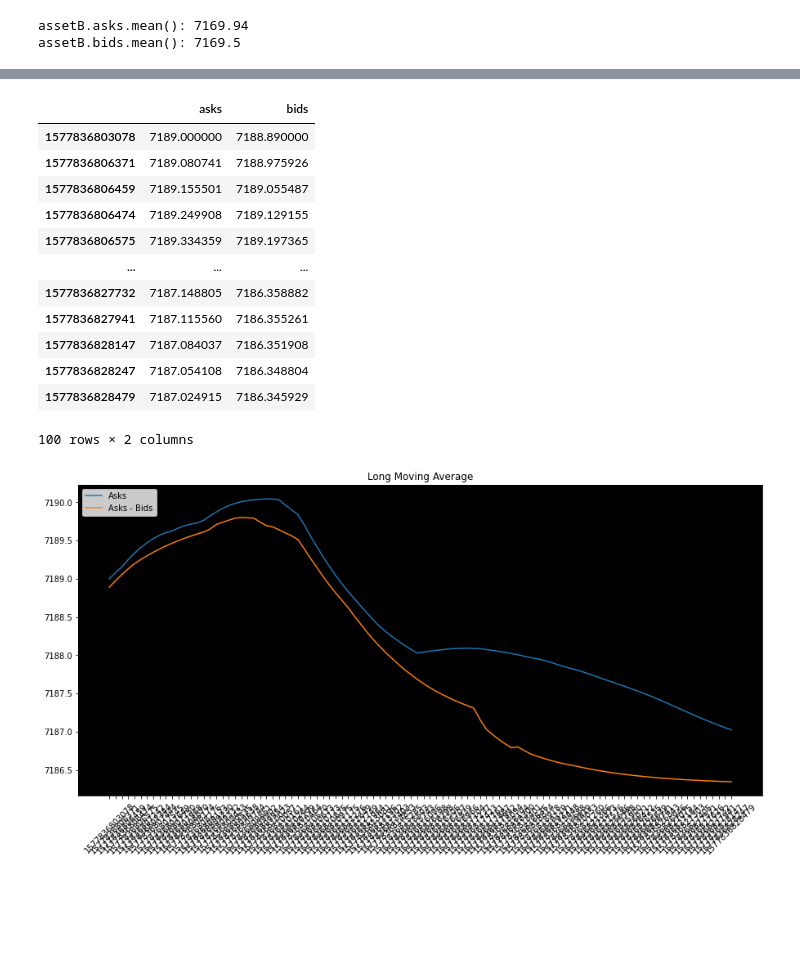
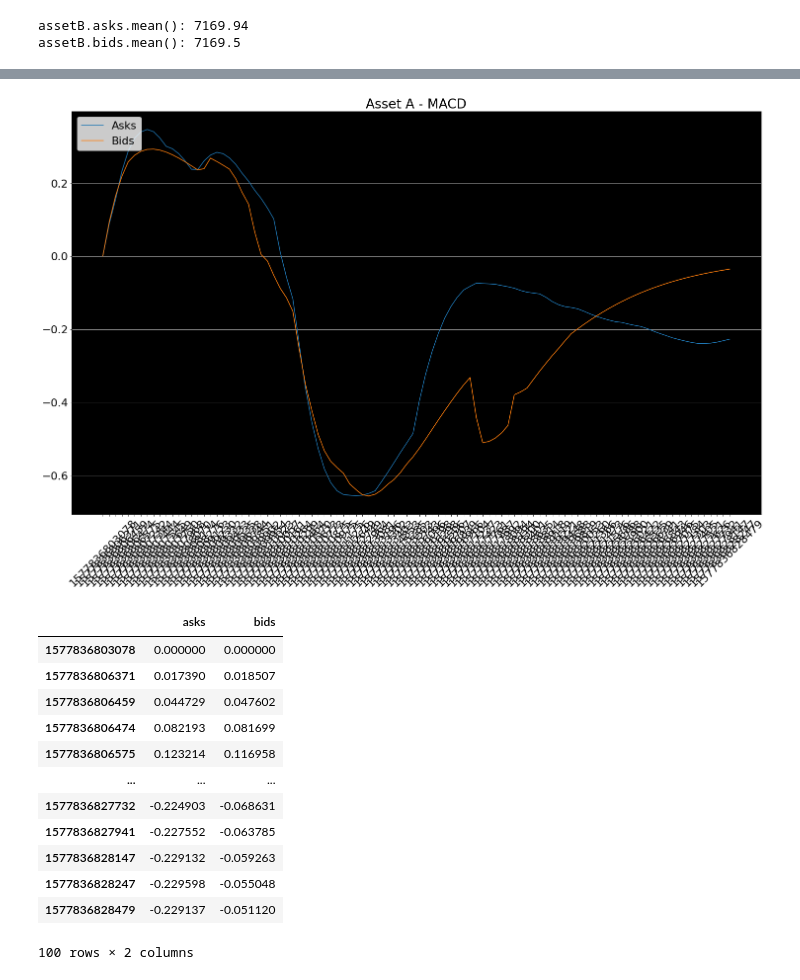
Before and after one commit to giladbarnea/scratches, a Jupyter notebook: efficient-frontier/home-task/algo-home-task/efficient_frontier_small.ipynb, the cells around one changed output, grey strips where cells are left out. Saved outputs shown, nothing was run; the diff lists cells and outputs as text; code cells hidden in the pictures; blank space fills up the shorter version.

```diff
--- a/efficient-frontier/home-task/algo-home-task/efficient_frontier_small.ipynb
+++ b/efficient-frontier/home-task/algo-home-task/efficient_frontier_small.ipynb
@@ -124,21 +163,21 @@ util.plot(short_ema, title= 'Short Moving Average')
+# %%
+util.plot(A_macd, title = 'Asset A - MACD')
+# %% [output]
+[figure, added]
 # %%
-# long term exponential moving average
-long_ema = assetA.ewm(span=26,adjust=False).mean()
+# signal line
+A_signal = A_macd.ewm(span=9, adjust=False).mean()
 # %% [output]
 |  | asks | bids |
-| 1577836803078 | 7189.000000 | 7188.890000 |
-| 1577836806371 | 7189.080741 | 7188.975926 |
-| 1577836806459 | 7189.155501 | 7189.055487 |
-| 1577836806474 | 7189.249908 | 7189.129155 |
-| 1577836806575 | 7189.334359 | 7189.197365 |
+| 1577836803078 | 0.000000 | 0.000000 |
+| 1577836806371 | 0.017390 | 0.018507 |
+| 1577836806459 | 0.044729 | 0.047602 |
+| 1577836806474 | 0.082193 | 0.081699 |
+| 1577836806575 | 0.123214 | 0.116958 |
 | ... | ... | ... |
-| 1577836827732 | 7187.148805 | 7186.358882 |
-| 1577836827941 | 7187.115560 | 7186.355261 |
-| 1577836828147 | 7187.084037 | 7186.351908 |
-| 1577836828247 | 7187.054108 | 7186.348804 |
-| 1577836828479 | 7187.024915 | 7186.345929 |
+| 1577836827732 | -0.224903 | -0.068631 |
+| 1577836827941 | -0.227552 | -0.063785 |
+| 1577836828147 | -0.229132 | -0.059263 |
+| 1577836828247 | -0.229598 | -0.055048 |
+| 1577836828479 | -0.229137 | -0.051120 |
 100 rows × 2 columns
-# %%
-util.plot(long_ema,title='Long Moving Average')
-# %% [output]
-[figure, removed]
```
Also changed, not shown: parts of 13 cells of this notebook, 9 other files.
